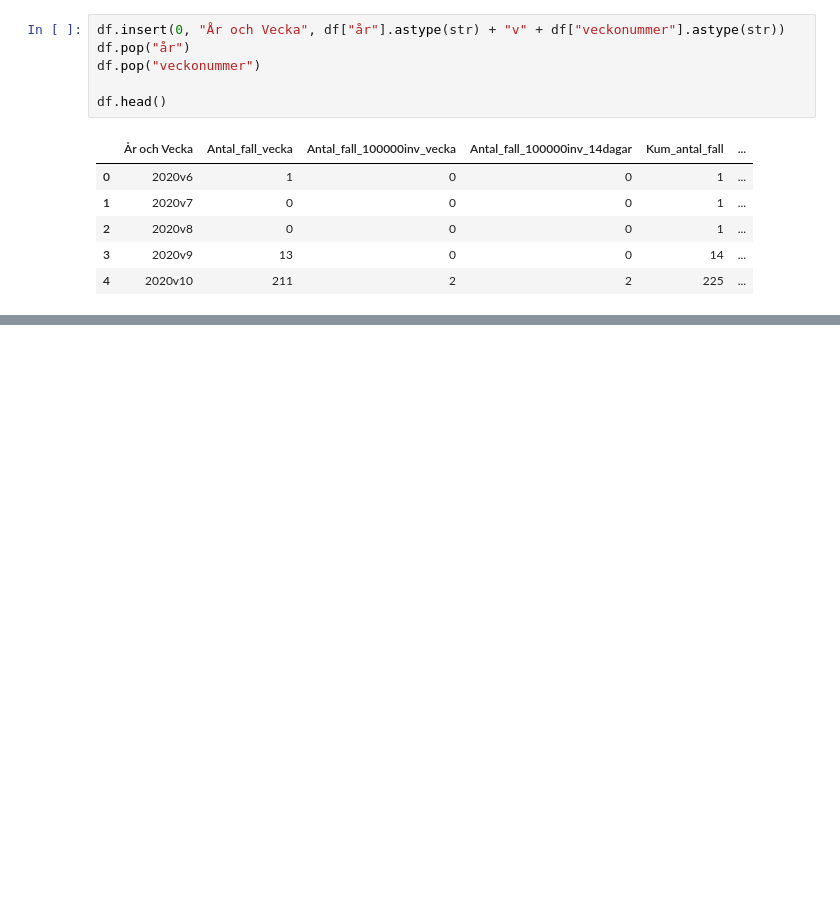
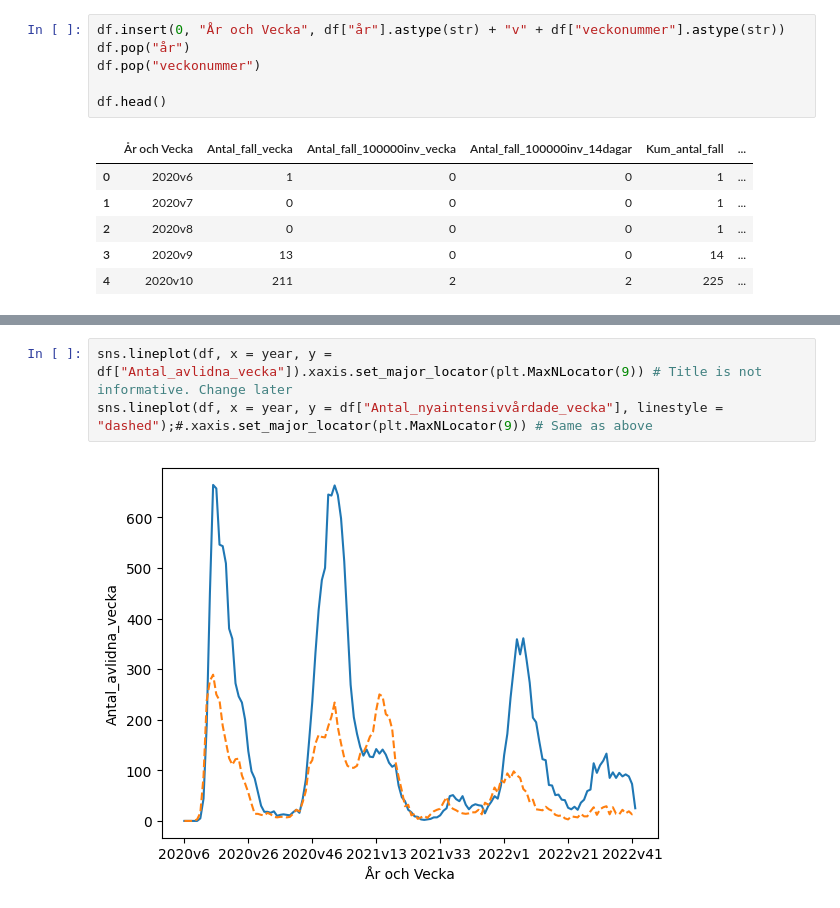
Before and after one commit to Rufshod/Databehandling-Alexander-Andersson, a Jupyter notebook: Lab/Code/Lab_draft.ipynb, the cells around one changed output, grey strips where cells are left out. Drawn from its saved outputs; the diff is of its cells as text; blank space fills up the shorter version.

```diff
--- a/Lab/Code/Lab_draft.ipynb
+++ b/Lab/Code/Lab_draft.ipynb
@@ -110,0 +142,5 @@ ax.xaxis.set_major_locator(plt.MaxNLocator(10))
+# %%
+sns.lineplot(df, x = year, y = df["Antal_avlidna_vecka"]).xaxis.set_major_locator(plt.MaxNLocator(9)) # Title is not informative. Change later
+sns.lineplot(df, x = year, y = df["Antal_nyaintensivvårdade_vecka"], linestyle = "dashed");#.xaxis.set_major_locator(plt.MaxNLocator(9)) # Same as above
+# %% [output]
+[figure, added]
```
Also changed, not shown: parts of 12 cells of this notebook, 2 other files.
